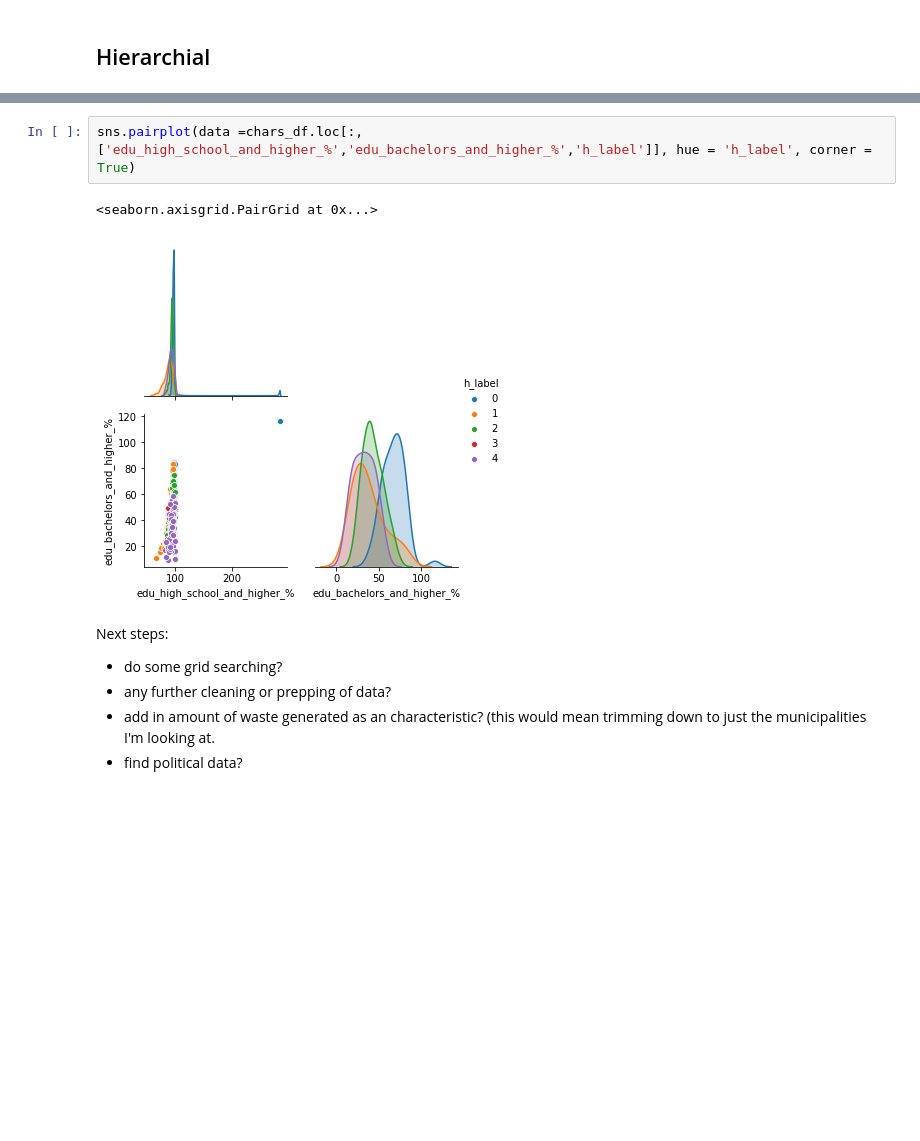
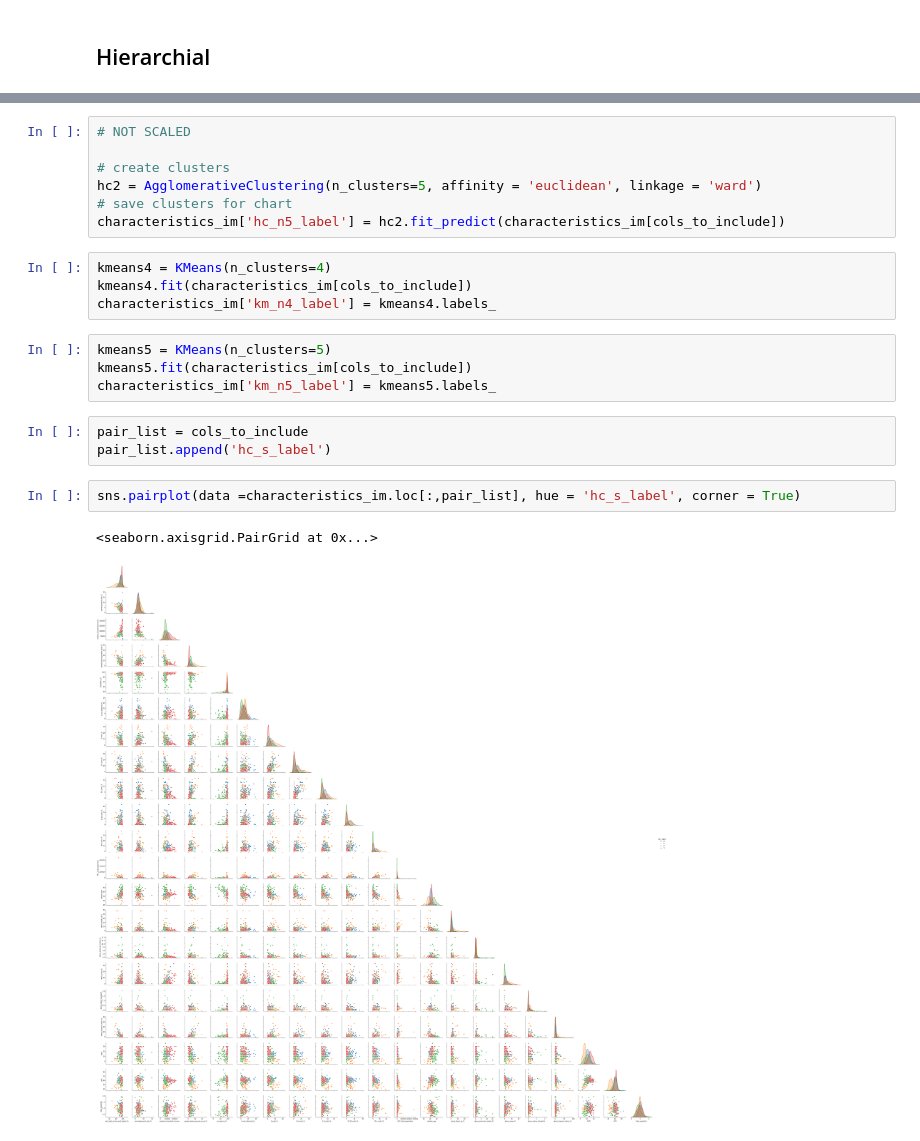
Before and after one commit to DGiulietti/RecycleEffectivenessMA, a Jupyter notebook: part2.ipynb, the cells around one changed output, grey strips where cells are left out. Drawn from its saved outputs; the diff is of its cells as text; blank space fills up the shorter version.

```diff
--- a/part2.ipynb
+++ b/part2.ipynb
@@ -535,12 +547,23 @@ chars_df.groupby(['h_label']).median().T
+# %%
+# NOT SCALED
+
+# create clusters
+hc2 = AgglomerativeClustering(n_clusters=5, affinity = 'euclidean', linkage = 'ward')
+# save clusters for chart
+characteristics_im['hc_n5_label'] = hc2.fit_predict(characteristics_im[cols_to_include])
+# %%
+kmeans4 = KMeans(n_clusters=4)
+kmeans4.fit(characteristics_im[cols_to_include])
+characteristics_im['km_n4_label'] = kmeans4.labels_
+# %%
+kmeans5 = KMeans(n_clusters=5)
+kmeans5.fit(characteristics_im[cols_to_include])
+characteristics_im['km_n5_label'] = kmeans5.labels_
+# %%
+pair_list = cols_to_include
+pair_list.append('hc_s_label')
 # %%
-sns.pairplot(data =chars_df.loc[:,['edu_high_school_and_higher_%','edu_bachelors_and_higher_%','h_label']], hue = 'h_label', corner = True)
+sns.pairplot(data =characteristics_im.loc[:,pair_list], hue = 'hc_s_label', corner = True)
 # %% [output]
 <seaborn.axisgrid.PairGrid at 0x...>
-[figure, old version]
+[figure, new version]
-# %% [markdown]
-Next steps:
-
-* do some grid searching?
-* any further cleaning or prepping of data?
-* add in amount of waste generated as an characteristic? (this would mean trimming down to just the municipalities I'm looking at.
-* find political data?
```
Also changed, not shown: parts of 92 cells of this notebook, 5 other files.
